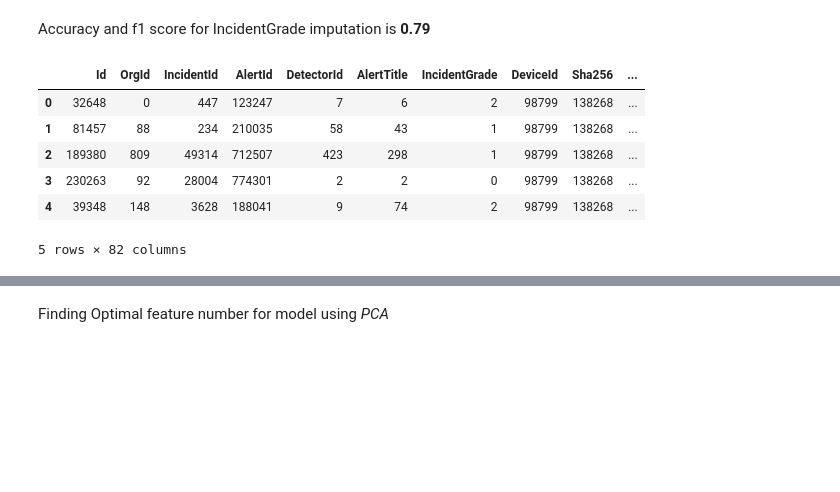
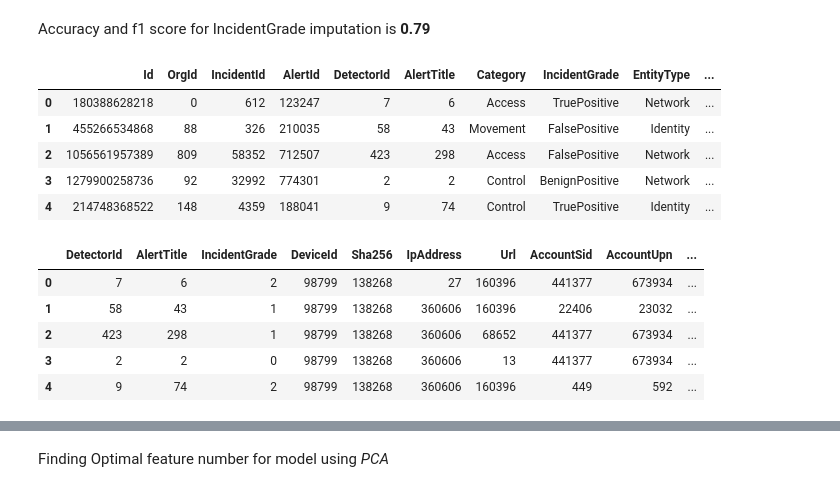
Before and after one commit to Pushparaj95/CS_Incident_Prediction, a Jupyter notebook: Cyber_Security_Incident_Prediction.ipynb, the cells around one changed output, grey strips where cells are left out. Cells and saved outputs as stored; diff of their text form; code cells hidden in the pictures; blank space fills up the shorter version.

```diff
--- a/Cyber_Security_Incident_Prediction.ipynb
+++ b/Cyber_Security_Incident_Prediction.ipynb
@@ -487,4 +606,13 @@ Model accuracy for IncidentGrade imputation: 0.79
 Model f1 score for IncidentGrade imputation: 0.78
 # %% [markdown]
 Accuracy and f1 score for IncidentGrade imputation is **0.79**
+# %%
+display_all(df.head())
+# %% [output]
+|  | Id | OrgId | IncidentId | AlertId | DetectorId | AlertTitle | Category | IncidentGrade | EntityType | ... |
+| 0 | 180388628218 | 0 | 612 | 123247 | 7 | 6 | Access | TruePositive | Network | ... |
+| 1 | 455266534868 | 88 | 326 | 210035 | 58 | 43 | Movement | FalsePositive | Identity | ... |
+| 2 | 1056561957389 | 809 | 58352 | 712507 | 423 | 298 | Access | FalsePositive | Network | ... |
+| 3 | 1279900258736 | 92 | 32992 | 774301 | 2 | 2 | Control | BenignPositive | Network | ... |
+| 4 | 214748368522 | 148 | 4359 | 188041 | 9 | 74 | Control | TruePositive | Identity | ... |
 # %%
@@ -500,16 +631,15 @@ df = pd.concat([df, pd.DataFrame(oe.fit_transform(df[categorical_columns]),
                                  columns=oe.get_feature_names_out(categorical_columns))], axis=1)
 
 df = df.drop(columns=categorical_columns)
-# %%
-df.head()
-# %% [output]
-|  | Id | OrgId | IncidentId | AlertId | DetectorId | AlertTitle | IncidentGrade | DeviceId | Sha256 | ... |
-| 0 | 32648 | 0 | 447 | 123247 | 7 | 6 | 2 | 98799 | 138268 | ... |
-| 1 | 81457 | 88 | 234 | 210035 | 58 | 43 | 1 | 98799 | 138268 | ... |
-| 2 | 189380 | 809 | 49314 | 712507 | 423 | 298 | 1 | 98799 | 138268 | ... |
-| 3 | 230263 | 92 | 28004 | 774301 | 2 | 2 | 0 | 98799 | 138268 | ... |
-| 4 | 39348 | 148 | 3628 | 188041 | 9 | 74 | 2 | 98799 | 138268 | ... |
-5 rows × 82 columns
+# %%
+display_all(df.head())
+# %% [output]
+|  | DetectorId | AlertTitle | IncidentGrade | DeviceId | Sha256 | IpAddress | Url | AccountSid | AccountUpn | ... |
+| 0 | 7 | 6 | 2 | 98799 | 138268 | 27 | 160396 | 441377 | 673934 | ... |
+| 1 | 58 | 43 | 1 | 98799 | 138268 | 360606 | 160396 | 22406 | 23032 | ... |
+| 2 | 423 | 298 | 1 | 98799 | 138268 | 360606 | 68652 | 441377 | 673934 | ... |
+| 3 | 2 | 2 | 0 | 98799 | 138268 | 360606 | 13 | 441377 | 673934 | ... |
+| 4 | 9 | 74 | 2 | 98799 | 138268 | 360606 | 160396 | 449 | 592 | ... |
 # %%
 print(df.columns)
 # %% [output]
```
Also changed, not shown: parts of 34 cells of this notebook.
